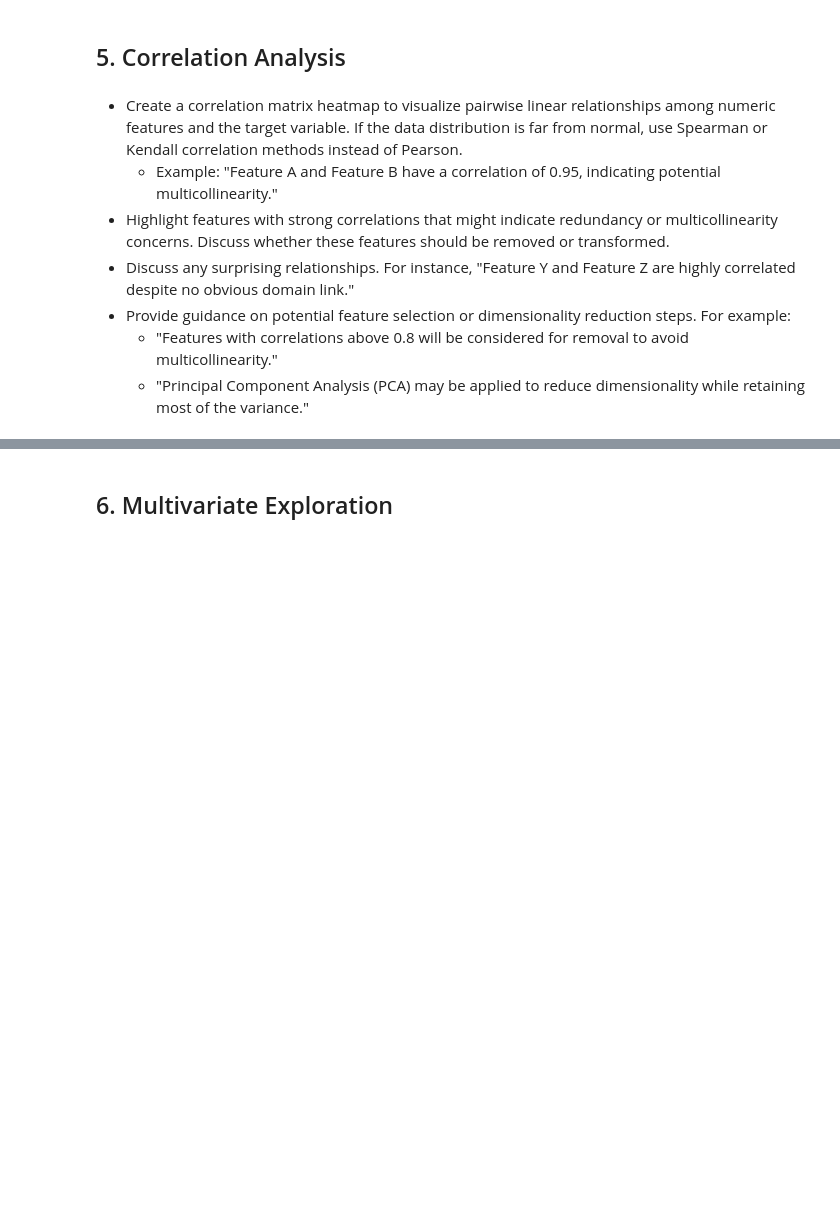
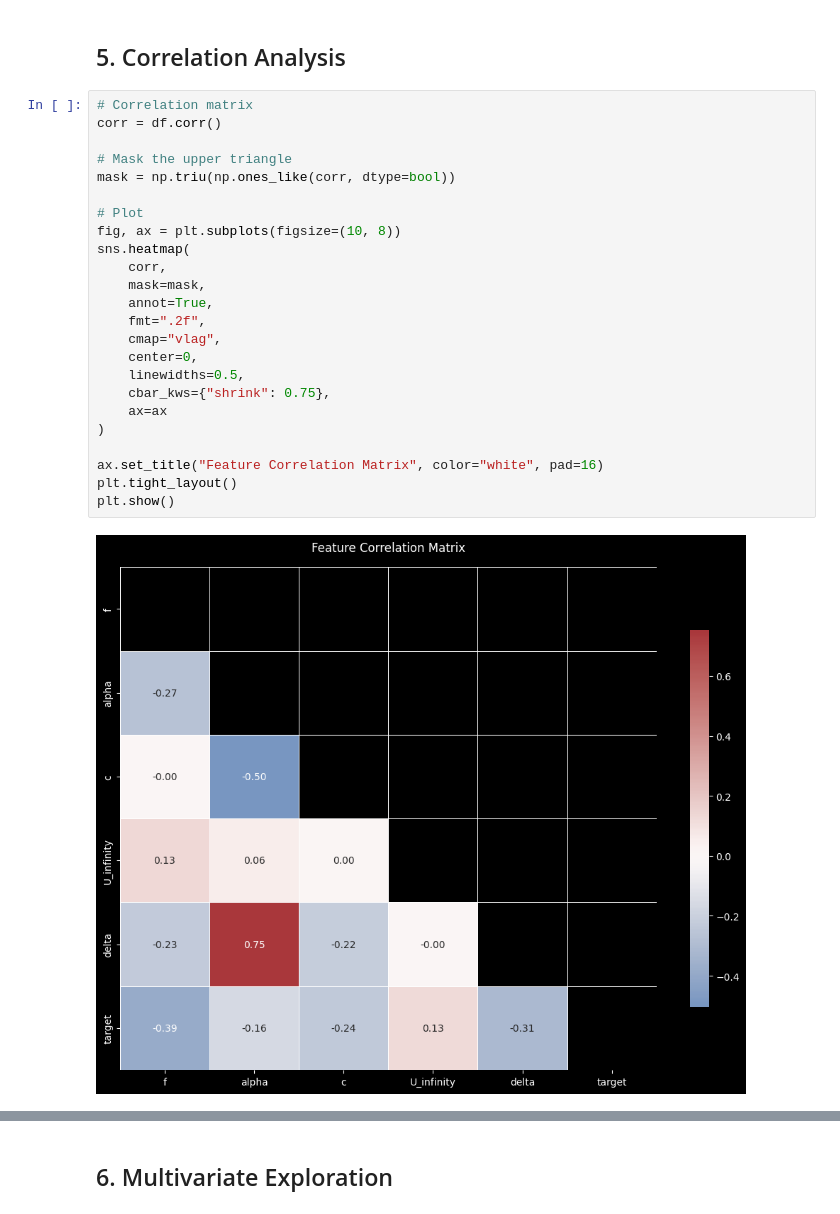
Before and after one commit to szm4c/bagging-boosting-stacking-study, a Jupyter notebook: notebooks/eda/airfoil_self_noise_eda.ipynb, the cells around one changed output, grey strips where cells are left out. Saved outputs shown, nothing was run; the diff lists cells and outputs as text; blank space fills up the shorter version.

```diff
--- a/notebooks/eda/airfoil_self_noise_eda.ipynb
+++ b/notebooks/eda/airfoil_self_noise_eda.ipynb
@@ -72,10 +418,28 @@ Number of duplicated rows: 0
 # %% [markdown]
 ## 5. Correlation Analysis
-# %% [markdown]
-- Create a correlation matrix heatmap to visualize pairwise linear relationships among numeric features and the target variable. If the data distribution is far from normal, use Spearman or Kendall correlation methods instead of Pearson.
-  - Example: "Feature A and Feature B have a correlation of 0.95, indicating potential multicollinearity."
-- Highlight features with strong correlations that might indicate redundancy or multicollinearity concerns. Discuss whether these features should be removed or transformed.
-- Discuss any surprising relationships. For instance, "Feature Y and Feature Z are highly correlated despite no obvious domain link."
-- Provide guidance on potential feature selection or dimensionality reduction steps. For example:
-  - "Features with correlations above 0.8 will be considered for removal to avoid multicollinearity."
-  - "Principal Component Analysis (PCA) may be applied to reduce dimensionality while retaining most of the variance."
+# %%
+# Correlation matrix
+corr = df.corr()
+
+# Mask the upper triangle
+mask = np.triu(np.ones_like(corr, dtype=bool))
+
+# Plot
+fig, ax = plt.subplots(figsize=(10, 8))
+sns.heatmap(
+    corr,
+    mask=mask,
+    annot=True,
+    fmt=".2f",
+    cmap="vlag",
+    center=0,
+    linewidths=0.5,
+    cbar_kws={"shrink": 0.75},
+    ax=ax
+)
+
+ax.set_title("Feature Correlation Matrix", color="white", pad=16)
+plt.tight_layout()
+plt.show()
+# %% [output]
+[figure, added]
```
Also changed, not shown: parts of 35 cells of this notebook, 2 other files.
